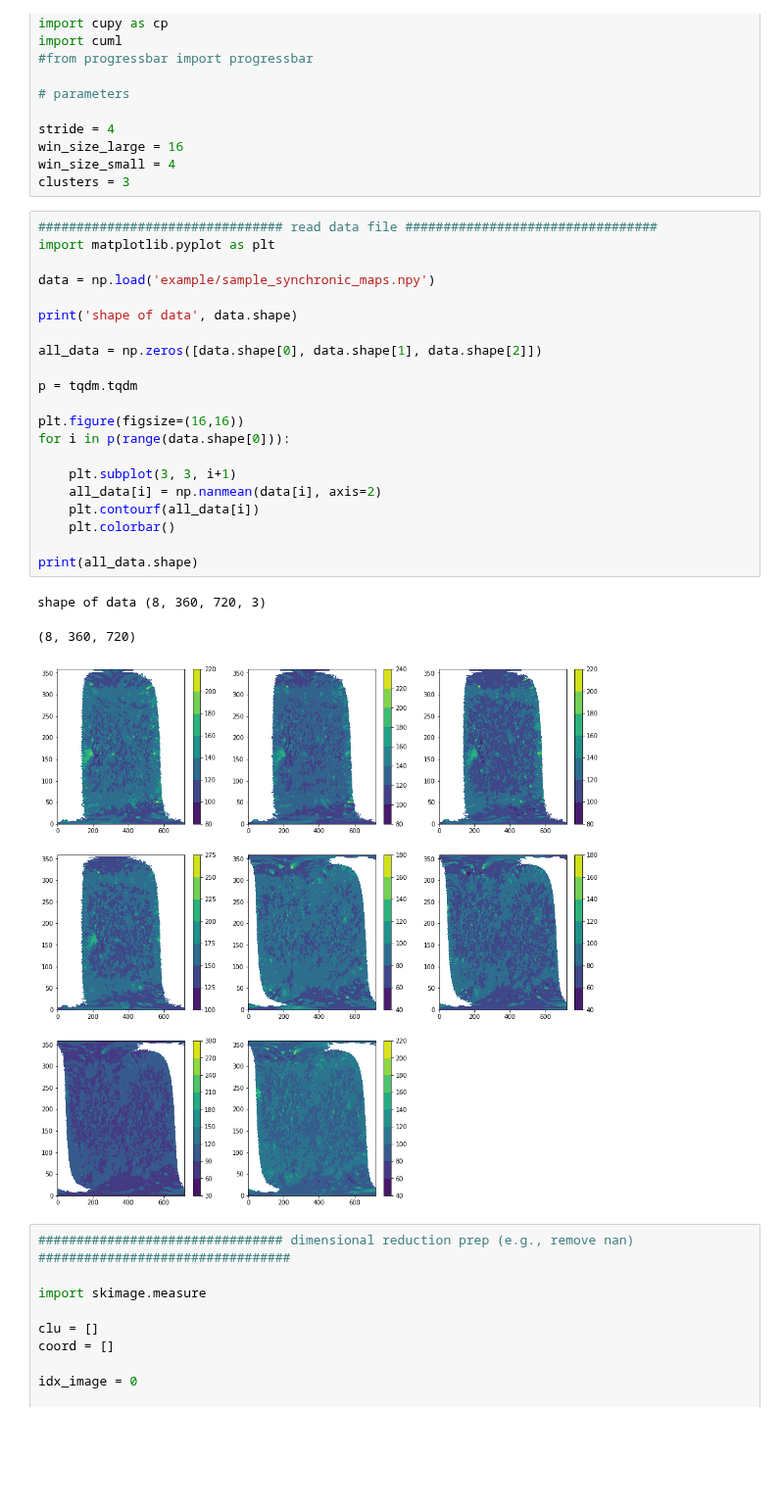
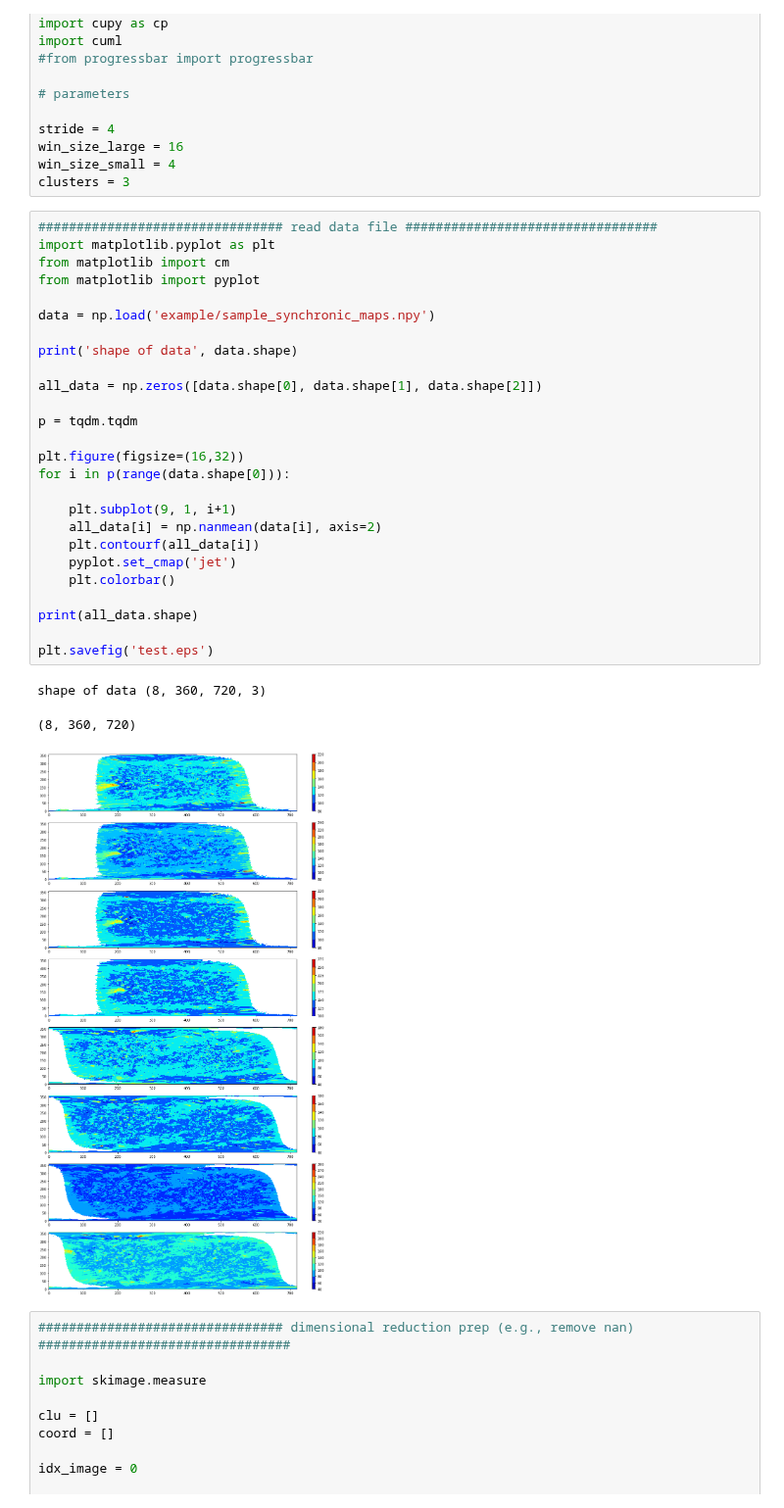
Before and after one commit to heliohackweek/Tremblay, a Jupyter notebook: unsupervised/main-GPU.ipynb, the cells around one changed output. Shown at 98% size. Drawn from its saved outputs; the diff is of its cells as text; blank space fills up the shorter version.

Commit message:
test examples

```diff
--- a/unsupervised/main-GPU.ipynb
+++ b/unsupervised/main-GPU.ipynb
@@ -21,28 +21,33 @@ clusters = 3
 # %%
 ################################ read data file #################################
 import matplotlib.pyplot as plt
+from matplotlib import cm
+from matplotlib import pyplot
 
 data = np.load('example/sample_synchronic_maps.npy')
 
 print('shape of data', data.shape)
 
 all_data = np.zeros([data.shape[0], data.shape[1], data.shape[2]])
 
 p = tqdm.tqdm
 
-plt.figure(figsize=(16,16))
+plt.figure(figsize=(16,32))
 for i in p(range(data.shape[0])):
 
-    plt.subplot(3, 3, i+1)
+    plt.subplot(9, 1, i+1)
     all_data[i] = np.nanmean(data[i], axis=2)
     plt.contourf(all_data[i])
+    pyplot.set_cmap('jet')
     plt.colorbar()
 
 print(all_data.shape)
+
+plt.savefig('test.eps')
 # %% [output]
 shape of data (8, 360, 720, 3)
 (8, 360, 720)
-[figure, old version]
+[figure, new version]
 # %%
 ################################ dimensional reduction prep (e.g., remove nan) #################################
 
```
Also changed, not shown: parts of 5 cells of this notebook, 1 other file.
